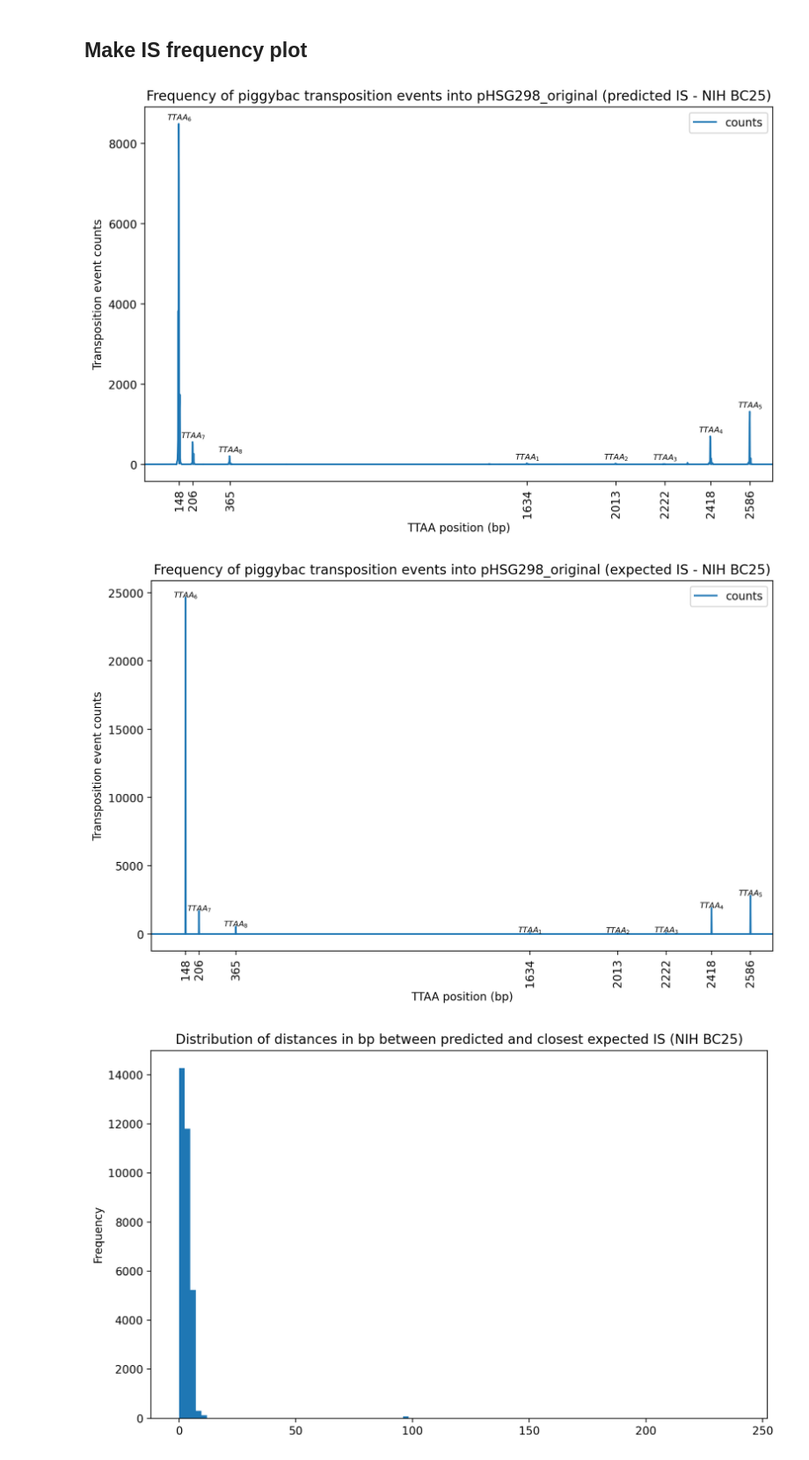
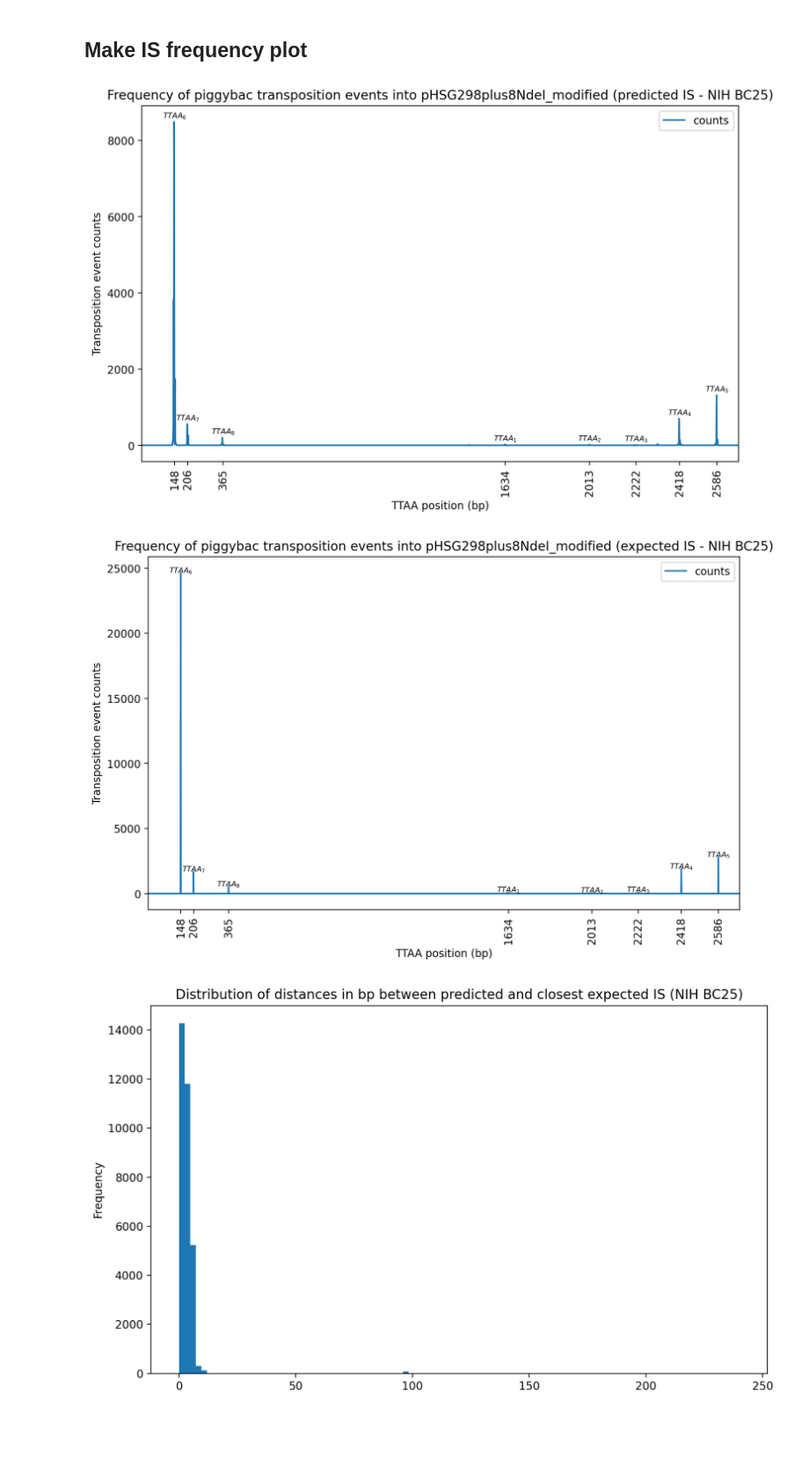
Before and after one commit to TriLab-bioinf/HAASE_LAB_TK_41, a Jupyter notebook: predict_IS_from_single_end_blast.ipynb, the cells around one changed output. Shown at 88% size. Cells and saved outputs as stored; diff of their text form; code cells hidden in the pictures; blank space fills up the shorter version.

```diff
--- a/predict_IS_from_single_end_blast.ipynb
+++ b/predict_IS_from_single_end_blast.ipynb
@@ -487,30 +487,30 @@ my_freq_orig_expected_bc25 = calculate_is_frequency_by_expected(is_results_orig_
 # %%
 IS=[148,206,365,1634,2013,2222,2418,2586]
 
 p1 = my_freq_orig_bc25.plot(x='coords_x', y='counts',
             xlabel='TTAA position (bp)',
             ylabel='Transposition event counts',
             xlim=(1,2683),
             xticks=(148,206,365,1634,2013,2222,2418,2586),
             rot=90
             )
 
-p1.set_title('Frequency of piggybac transposition events into pHSG298_original (predicted IS - NIH BC25)')
+p1.set_title('Frequency of piggybac transposition events into pHSG298plus8NdeI_modified (predicted IS - NIH BC25)')
 p1.text(IS[0], my_freq_orig_bc25.iloc[IS[0]-10:IS[0]+10]['counts'].max() + 100, "$TTAA_6$", horizontalalignment='center', fontsize='7', color='black', weight='semibold')
 p1.text(IS[1], my_freq_orig_bc25.iloc[IS[1]-10:IS[1]+10]['counts'].max() + 100, "$TTAA_7$", horizontalalignment='center', fontsize='7', color='black', weight='semibold')
 p1.text(IS[2], my_freq_orig_bc25.iloc[IS[2]-10:IS[2]+10]['counts'].max() + 100, "$TTAA_8$", horizontalalignment='center', fontsize='7', color='black', weight='semibold')
 p1.text(IS[3], my_freq_orig_bc25.iloc[IS[3]-10:IS[3]+10]['counts'].max() + 100, "$TTAA_1$", horizontalalignment='center', fontsize='7', color='black', weight='semibold')
 p1.text(IS[4], my_freq_orig_bc25.iloc[IS[4]-10:IS[4]+10]['counts'].max() + 100, "$TTAA_2$", horizontalalignment='center', fontsize='7', color='black', weight='semibold')
 p1.text(IS[5], my_freq_orig_bc25.iloc[IS[5]-10:IS[5]+10]['counts'].max() + 100, "$TTAA_3$", horizontalalignment='center', fontsize='7', color='black', weight='semibold')
 p1.text(IS[6], my_freq_orig_bc25.iloc[IS[6]-10:IS[6]+10]['counts'].max() + 100, "$TTAA_4$", horizontalalignment='center', fontsize='7', color='black', weight='semibold')
 p1.text(IS[7], my_freq_orig_bc25.iloc[IS[7]-10:IS[7]+10]['counts'].max() + 100, "$TTAA_5$", horizontalalignment='center', fontsize='7', color='black', weight='semibold')
 
 plt.show(p1)
 
 fig = p1.get_figure()
 fig.savefig('bc25_vs_original_predicted.pdf')
 # %% [output]
-[figure, old version]
+[figure, new version]
 # %%
 IS=[148,206,365,1634,2013,2222,2418,2586]
 
@@ -522,7 +522,7 @@ p1 = my_freq_orig_expected_bc25.plot(x='coords_x', y='counts',
             rot=90
             )
 
-p1.set_title('Frequency of piggybac transposition events into pHSG298_original (expected IS - NIH BC25)')
+p1.set_title('Frequency of piggybac transposition events into pHSG298plus8NdeI_modified (expected IS - NIH BC25)')
 p1.text(IS[0], my_freq_orig_expected_bc25.iloc[IS[0]-10:IS[0]+10]['counts'].max() + 10, "$TTAA_6$", horizontalalignment='center', fontsize='7', color='black', weight='semibold')
 p1.text(IS[1], my_freq_orig_expected_bc25.iloc[IS[1]-10:IS[1]+10]['counts'].max() + 10, "$TTAA_7$", horizontalalignment='center', fontsize='7', color='black', weight='semibold')
 p1.text(IS[2], my_freq_orig_expected_bc25.iloc[IS[2]-10:IS[2]+10]['counts'].max() + 10, "$TTAA_8$", horizontalalignment='center', fontsize='7', color='black', weight='semibold')
@@ -537,7 +537,7 @@ plt.show(p1)
 fig = p1.get_figure()
 fig.savefig('bc25_vs_original_expected.pdf')
 # %% [output]
-[figure, old version]
+[figure, new version]
 # %%
 p1_hist = is_results_orig_bc25['dist_p_e'].plot(kind='hist', bins=100,
                                 title='Distribution of distances in bp between predicted and closest expected IS (NIH BC25)',
```
Also changed, not shown: parts of 7 cells of this notebook, 1 other file.
